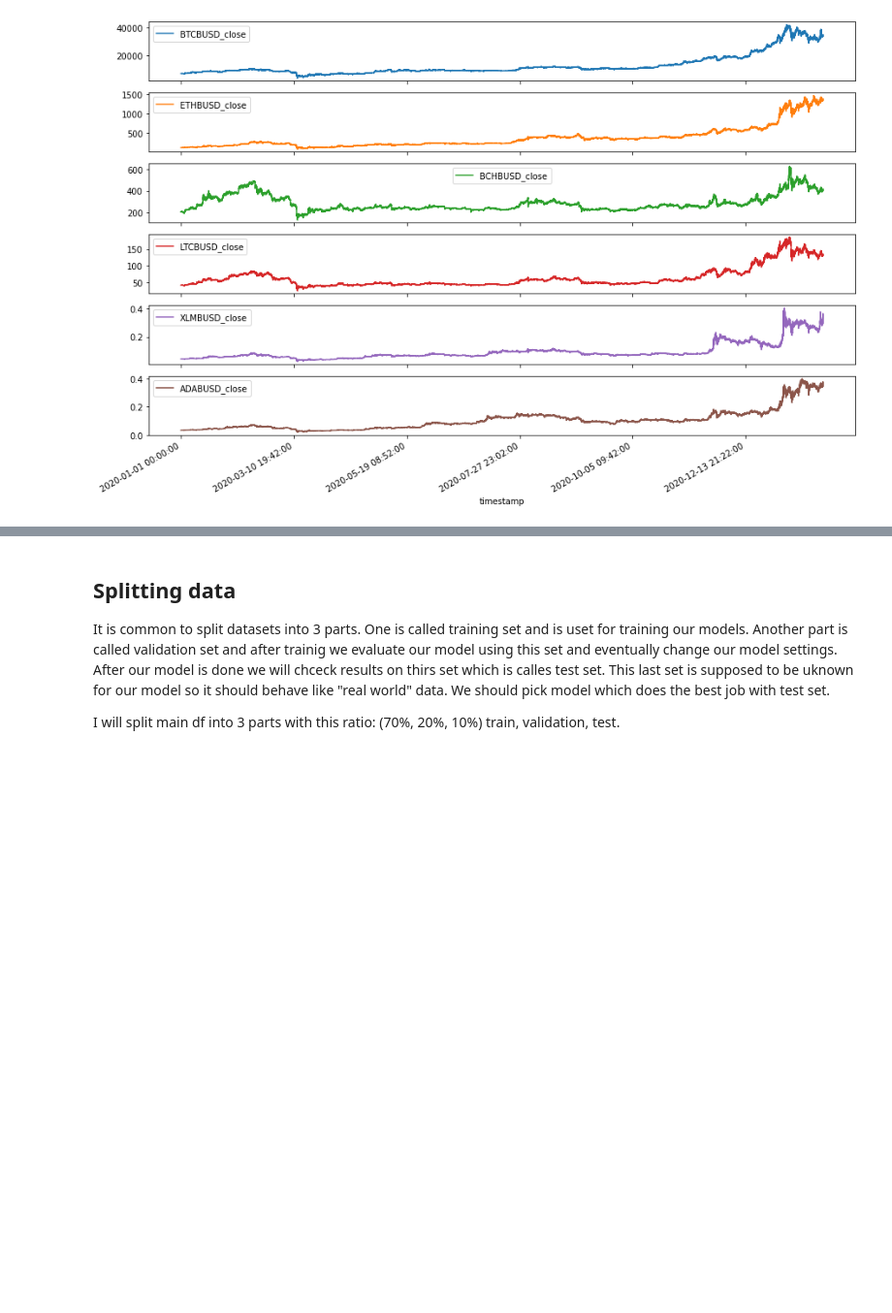
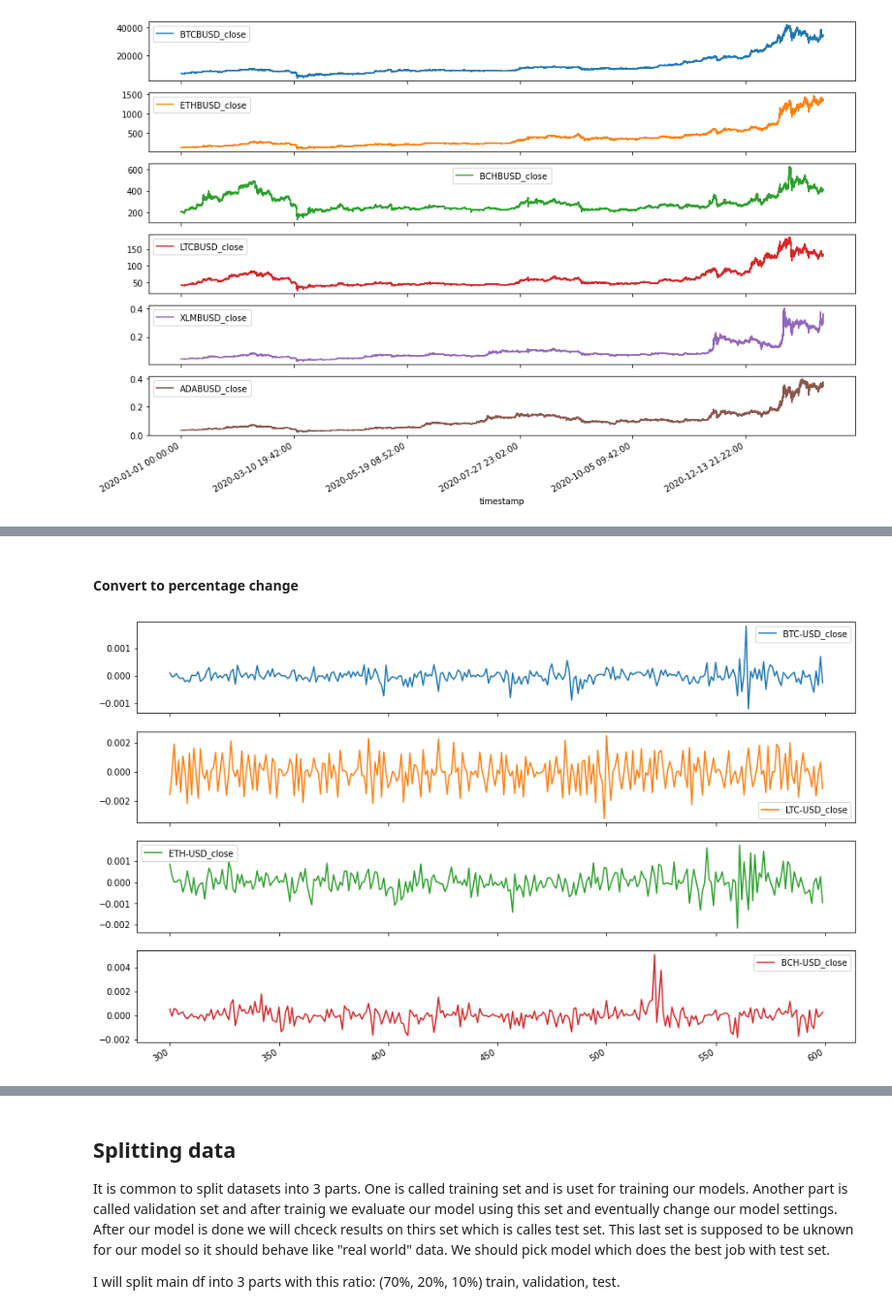
Before and after one commit to ondrabimka/RNN_prediction, a Jupyter notebook: Forecasting.ipynb, the cells around one changed output, grey strips where cells are left out. Shown at 97% size. Drawn from its saved outputs; the diff is of its cells as text; code cells hidden in the pictures; blank space fills up the shorter version.

```diff
--- a/Forecasting.ipynb
+++ b/Forecasting.ipynb
@@ -206,0 +250,10 @@ binance_df_percentage = np.log(binance_df)
+# %% [markdown]
+#### Convert to percentage change
+# %%
+
+my_df = my_df.pct_change().copy()  #!!!
+my_df[300:600].plot(subplots=True)
+my_df = my_df[1:]
+plt.show()
+# %% [output]
+[figure, added]
```
Also changed, not shown: parts of 172 cells of this notebook, 5 other files.
